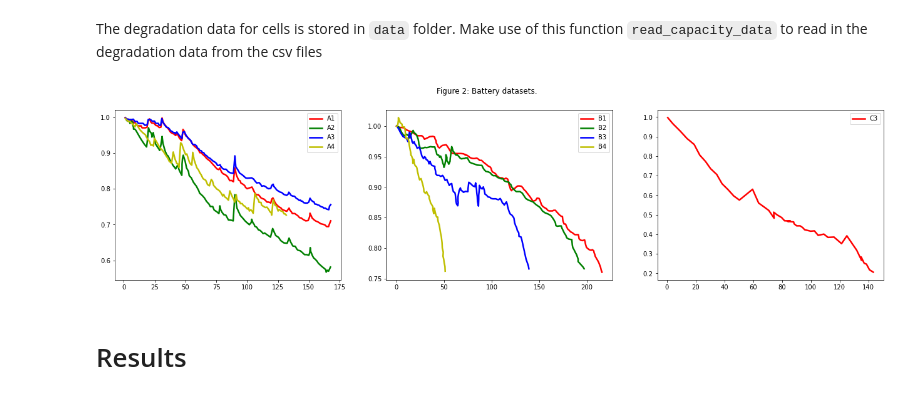
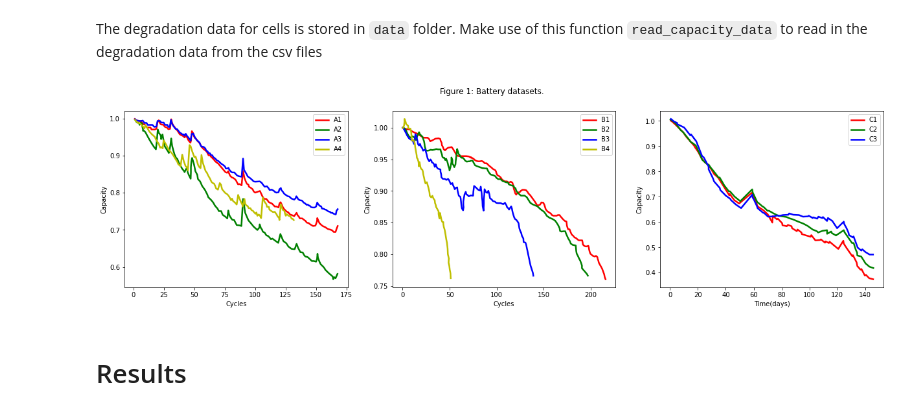
Before and after one commit to aniket-ak/Battery-SOH-Forecasting, a Jupyter notebook: Notebooks/Battery.ipynb, the cells around one changed output. Saved outputs shown, nothing was run; the diff lists cells and outputs as text; code cells hidden in the pictures.

```diff
--- a/Notebooks/Battery.ipynb
+++ b/Notebooks/Battery.ipynb
@@ -49,25 +49,29 @@ def read_capacity_data(cell_name):
     return cell_data['Capacity'].values[:,np.newaxis], cell_data['Time'].values[:,np.newaxis]
 # %%
 colors = ['r', 'g', 'b', 'y']
-fig, (ax1, ax2, ax3) = plt.subplots(1, 3, figsize=(22,5))
-fig.suptitle('Figure 2: Battery datasets.')
+fig, (ax1, ax2, ax3) = plt.subplots(1, 3, figsize=(21,5))
+fig.suptitle('Figure 1: Battery datasets.')
 
 for i in range(4):
     capacity, time = read_capacity_data("A"+str(i+1))
     ax1.plot(time, capacity, colors[i], linewidth=2.5, label="A"+str(i+1))
     ax1.legend();
 
 for i in range(4):
     capacity, time = read_capacity_data("B"+str(i+1))
     ax2.plot(time, capacity, colors[i], linewidth=2.5, label="B"+str(i+1))
     ax2.legend();
 
-for i in range(1):
-    capacity, time = read_capacity_data("C"+str(i+3))
-    ax3.plot(time, capacity, colors[i], linewidth=2.5, label="C"+str(i+3))
+for i in range(3):
+    capacity, time = read_capacity_data("C"+str(i+1))
+    ax3.plot(time, capacity, colors[i], linewidth=2.5, label="C"+str(i+1))
     ax3.legend();
+
+ax1.set(xlabel="Cycles",ylabel="Capacity");
+ax2.set(xlabel="Cycles",ylabel="Capacity");
+ax3.set(xlabel="Time(days)",ylabel="Capacity");
 # %% [output]
-[figure, old version]
+[figure, new version]
 # %% [markdown]
 # Results
 # %% [markdown]
```
Also changed, not shown: parts of 13 cells of this notebook, 5 other files.
